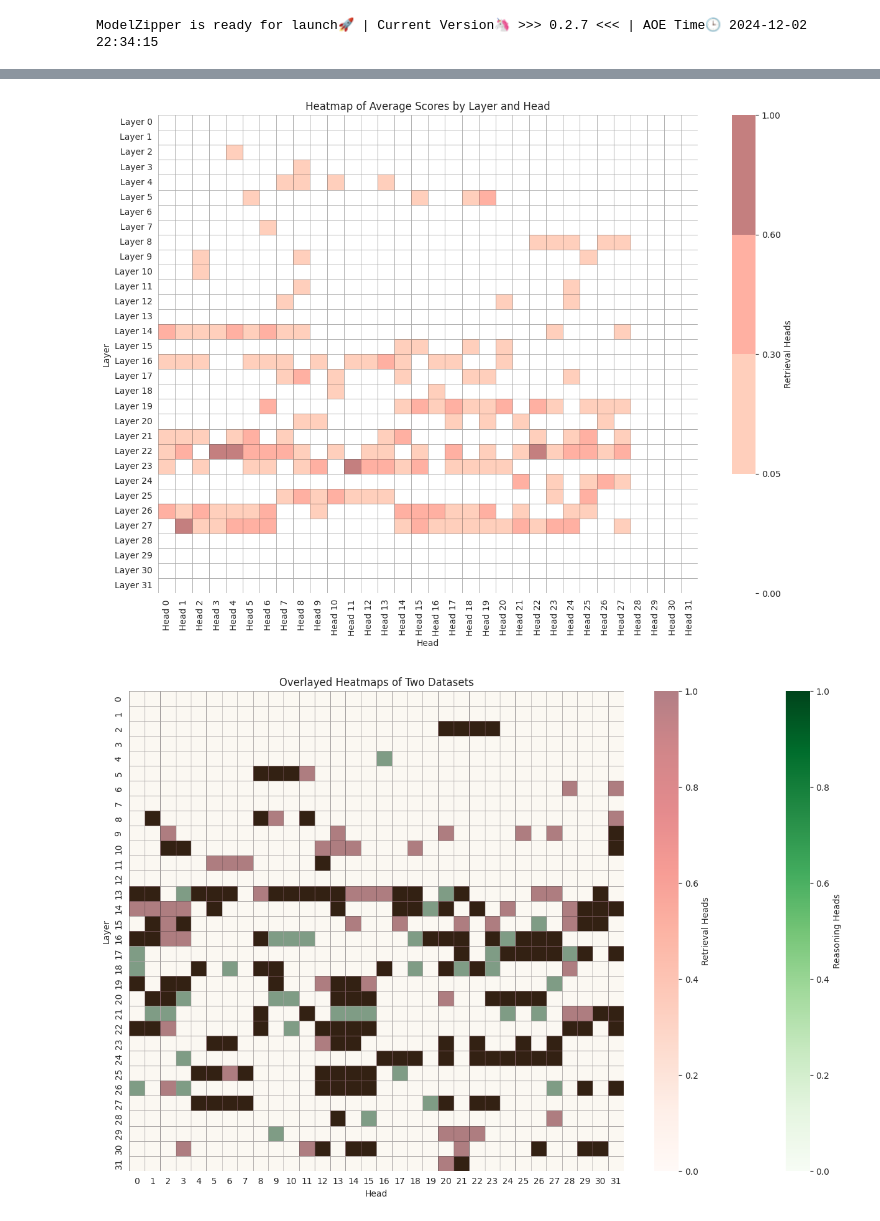
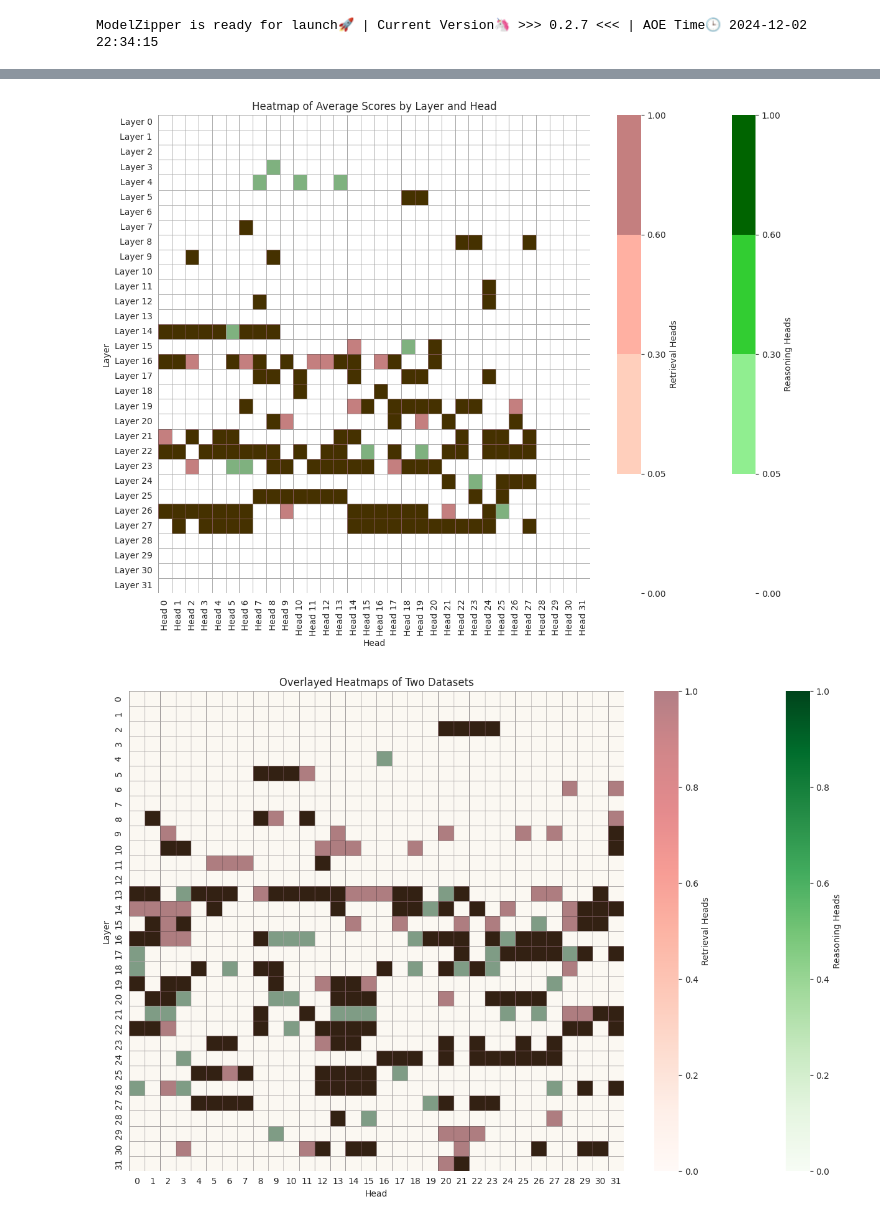
Before and after one commit to ZetangForward/MyRLHF, a Jupyter notebook: reetrievalheaddetect/viz/viz_head.ipynb, the cells around one changed output, grey strips where cells are left out. Cells and saved outputs as stored; diff of their text form; code cells hidden in the pictures.

```diff
--- a/reetrievalheaddetect/viz/viz_head.ipynb
+++ b/reetrievalheaddetect/viz/viz_head.ipynb
@@ -16,7 +16,7 @@ ModelZipper is ready for launch🚀 | Current Version🦄 >>> 0.2.7 <<< | AOE Ti
 # head_reasoning_file = "/data/zecheng/acl2025/MyRLHF/RetrievalHead/reetrievalheaddetect/head_score/q3_inf_diff_pos/Meta-Llama-3.1-8B-Instruct.json"
 # head_score_file = "/data/zecheng/acl2025/MyRLHF/RetrievalHead/reetrievalheaddetect/head_score/niah_retrieval/Meta-Llama-3.1-8B-Instruct.json"
 head_reasoning_file = "/data/zecheng/acl2025/MyRLHF/reetrievalheaddetect/head_score/q3_inf_diff_pos/Qwen2.5-7B-Instruct.json"
-head_score_file = "/data/zecheng/acl2025/MyRLHF/reetrievalheaddetect/head_score/q3_inf_diff_pos/Qwen2.5-7B-Instruct.json"
-# reason_scores = auto_read_data(head_reasoning_file)
+head_score_file = "/data/zecheng/acl2025/MyRLHF/reetrievalheaddetect/head_score/niah_retrieval/Qwen2.5-7B-Instruct.json"
+reason_scores = auto_read_data(head_reasoning_file)
 retrieval_scores = auto_read_data(head_score_file)
 # %% [output]
@@ -27,9 +28,9 @@ num_heads = 32
 df_reason_scores = np.zeros((num_layers, num_heads))
 df_retrieval_scores = np.zeros((num_layers, num_heads))
 
-# for key, values in reason_scores.items():
-#     layer, head = map(int, key.split('-'))
-#     df_reason_scores[layer, head] = np.mean(values)
+for key, values in reason_scores.items():
+    layer, head = map(int, key.split('-'))
+    df_reason_scores[layer, head] = np.mean(values)
 
 for key, values in retrieval_scores.items():
     layer, head = map(int, key.split('-'))
@@ -39,37 +40,37 @@ colors1 = ['#ffffff', '#90ee90', '#32cd32', '#006400']  # 浅绿 -> 中绿 ->
 colors2 = ['#ffffff', '#ffa07a', '#ff6347', '#8b0000']  # 浅红 -> 中红 -> 深红
 bounds = [0, 0.05, 0.3, 0.6, 1.0]  # 定义边界
 
 # 创建colormap和norm
 cmap1 = ListedColormap(colors1)
 cmap2 = ListedColormap(colors2)
 norm = BoundaryNorm(bounds, len(colors1))
 
 # 转换为 DataFrame
 df_reason_scores = pd.DataFrame(df_reason_scores, columns=[f'Head {i}' for i in range(num_heads)],
                   index=[f'Layer {i}' for i in range(num_layers)])
 df_retrieval_scores = pd.DataFrame(df_retrieval_scores, columns=[f'Head {i}' for i in range(num_heads)],
                   index=[f'Layer {i}' for i in range(num_layers)])
 
 sns.set_style("white")
 
 reasoning_heads = df_reason_scores > 0.1
 retrieval_heads = df_retrieval_scores > 0.1
 
 # 绘制热力图
 plt.figure(figsize=(14, 10))
 
-# sns.heatmap(df_reason_scores, cmap=cmap1, norm=norm, alpha=1, cbar=True,
-#             cbar_kws={'label': 'Reasoning Heads'}, linewidths=0.5, linecolor='gray')
+sns.heatmap(reasoning_heads, cmap=cmap1, norm=norm, alpha=1, cbar=True,
+            cbar_kws={'label': 'Reasoning Heads'}, linewidths=0.5, linecolor='gray')
 
-sns.heatmap(df_retrieval_scores, cmap=cmap2, norm=norm, alpha=0.5, cbar=True,
+sns.heatmap(retrieval_heads, cmap=cmap2, norm=norm, alpha=0.5, cbar=True,
             cbar_kws={'label': 'Retrieval Heads'}, linewidths=0.5, linecolor='gray')
 
 plt.title('Heatmap of Average Scores by Layer and Head')
 plt.xlabel('Head')
 plt.ylabel('Layer')
 plt.show()
 # %% [output]
-[figure, old version]
+[figure, new version]
 # %%
 num_layers = 32
 num_heads = 32
```
Also changed, not shown: parts of 1 cell of this notebook, 3 other files.
